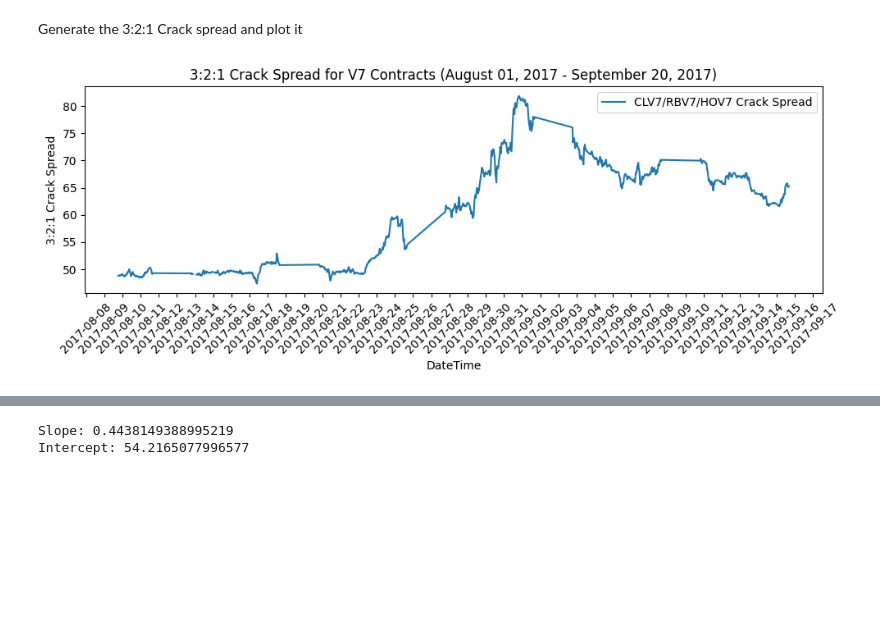
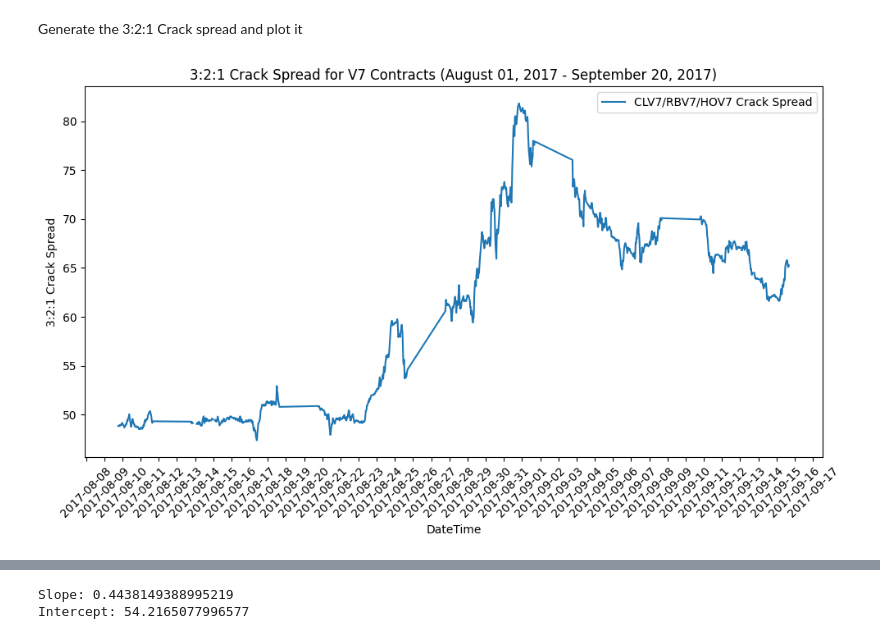
Before and after one commit to dtieshue/orfe-senior-thesis, a Jupyter notebook: regression.ipynb, the cells around one changed output, grey strips where cells are left out. Drawn from its saved outputs; the diff is of its cells as text; code cells hidden in the pictures; blank space fills up the shorter version.

```diff
--- a/regression.ipynb
+++ b/regression.ipynb
@@ -20,35 +20,35 @@ data.loc[data['sym'].str.contains('HO') | data['sym'].str.contains('RB'), ['bid'
 
 # Filter data for the desired date range and specific contracts
 start_date = datetime(2017, 8, 1)
 end_date = datetime(2017, 9, 20)
 filtered_data = data[(data['datetime'] >= start_date) & (data['datetime'] <= end_date)]
 # filtered_data = filtered_data[filtered_data['sym'].isin(['CLU7', 'RBU7', 'HOU7', 'CLV7', 'RBV7', 'HOV7'])]
 filtered_data = filtered_data[filtered_data['sym'].isin([ 'CLV7', 'RBV7', 'HOV7'])]
 
 
 # Pivot the data for easier calculation
 pivoted_data = filtered_data.pivot_table(index='datetime', columns='sym', values='prc')
 
 # Calculate the 3:2:1 crack spreads
 # pivoted_data['crack_spread_U7'] = -1 * (3 * pivoted_data['CLU7'] - 2 * pivoted_data['RBU7'] - pivoted_data['HOU7'])
 pivoted_data['crack_spread_V7'] = -1* ( 3 * pivoted_data['CLV7'] - 2 * pivoted_data['RBV7'] - pivoted_data['HOV7'])
 
 # Plotting
-plt.figure(figsize=(10, 4))
+plt.figure(figsize=(10, 6))
 # plt.plot(pivoted_data.index, pivoted_data['crack_spread_U7'], label='CLU7/RBU7/HOU7 Crack Spread')
 plt.plot(pivoted_data.index, pivoted_data['crack_spread_V7'], label='CLV7/RBV7/HOV7 Crack Spread')
 
 plt.gca().xaxis.set_major_formatter(mdates.DateFormatter('%Y-%m-%d'))
 plt.gca().xaxis.set_major_locator(mdates.DayLocator())
 plt.xticks(rotation=45)
 plt.xlabel('DateTime')
 plt.ylabel('3:2:1 Crack Spread')
 plt.title(f'3:2:1 Crack Spread for V7 Contracts ({start_date.strftime("%B %d, %Y")} - {end_date.strftime("%B %d, %Y")})')
 plt.legend()
 plt.tight_layout()
 plt.show()
 # %% [output]
-[figure, old version]
+[figure, new version]
 # %%
 import matplotlib.pyplot as plt
 import pickle
```
Also changed, not shown: parts of 9 cells of this notebook, 6 other files.
